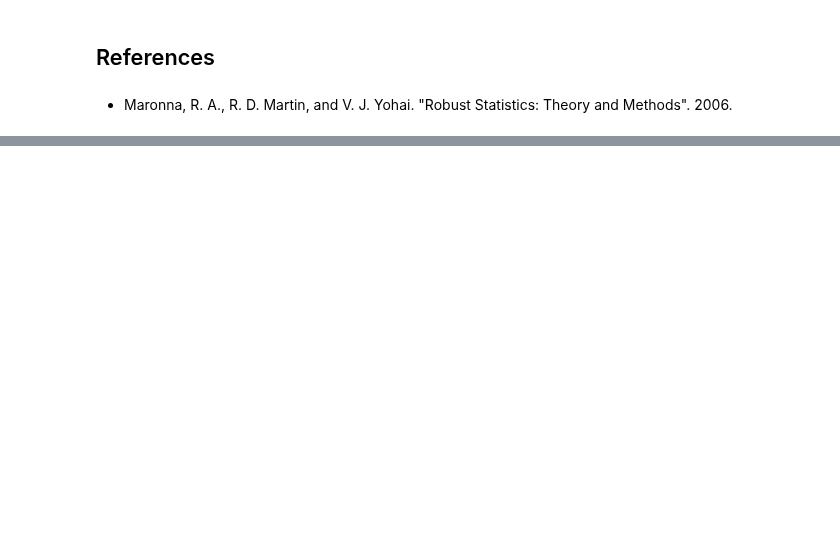
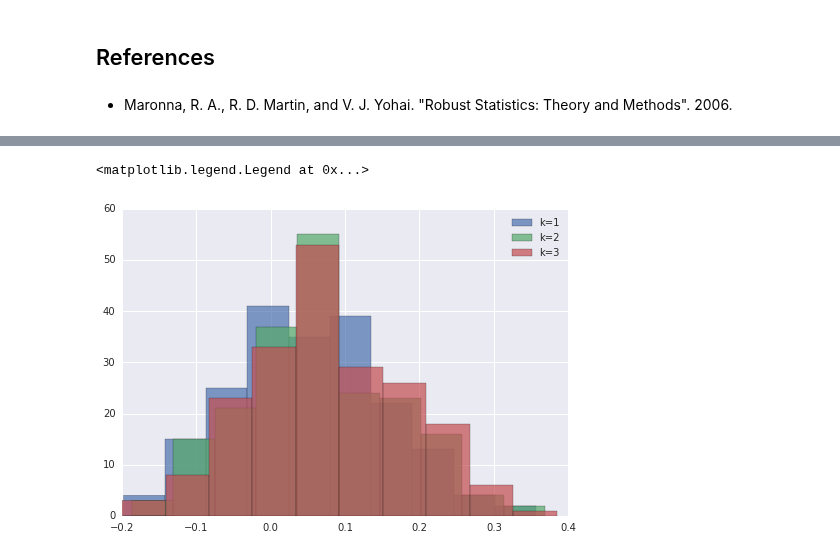
Before and after one commit to unpingco/Python-for-Signal-Processing, a Jupyter notebook: Robust_Statistics.ipynb, the cells around one changed output, grey strips where cells are left out. Cells and saved outputs as stored; diff of their text form; code cells hidden in the pictures; blank space fills up the shorter version.

Commit message:
more pythonica and seaborn plots for m-estimators for Robust_Statistics.ipynb

```diff
--- a/Robust_Statistics.ipynb
+++ b/Robust_Statistics.ipynb
@@ -389,0 +315,21 @@ sns.violinplot(np.vstack([np.median(xs,axis=0),np.mean(xs,axis=0)]).T,ax=ax,name
+# %%
+mma.plot_dir=u'C:\\Users\\jhunpingco\\Desktop\\Python_for_Signal_Processing'
+# %%
+def psi_est(k,x):
+    if x.ndim ==2 : # loop over columns
+        out = []
+        for i in range(x.shape[1]):
+            data = x[:,i]
+            out.append( psi_est(k,data) ) # recurse
+        return np.array(out)
+    else:
+        mma.push('data',x.tolist())
+        return float(mma.eval('\[Mu] /. FindRoot[Plus @@ (psi[%d] /@ (data - \[Mu])) == 0, {\[Mu], 0}]'%(k)))
+# %%
+hist(psi_est(1,xs),alpha=.7,label='k=1')
+hist(psi_est(2,xs),alpha=.7,label='k=2')
+hist(psi_est(3,xs),alpha=.7,label='k=3')
+legend(loc=0)
+# %% [output]
+<matplotlib.legend.Legend at 0x...>
+[figure, added]
```
Also changed, not shown: parts of 20 cells of this notebook.
